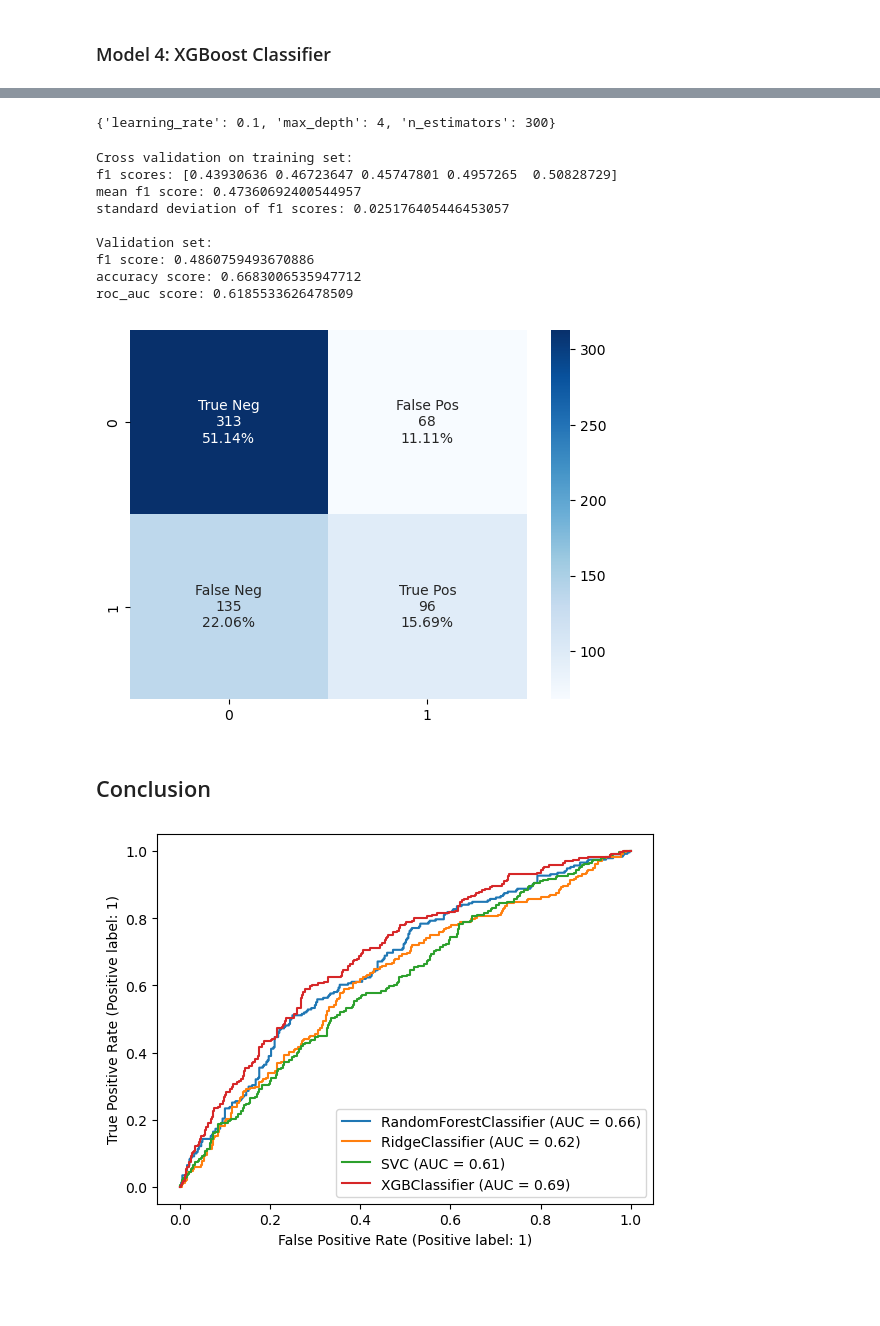
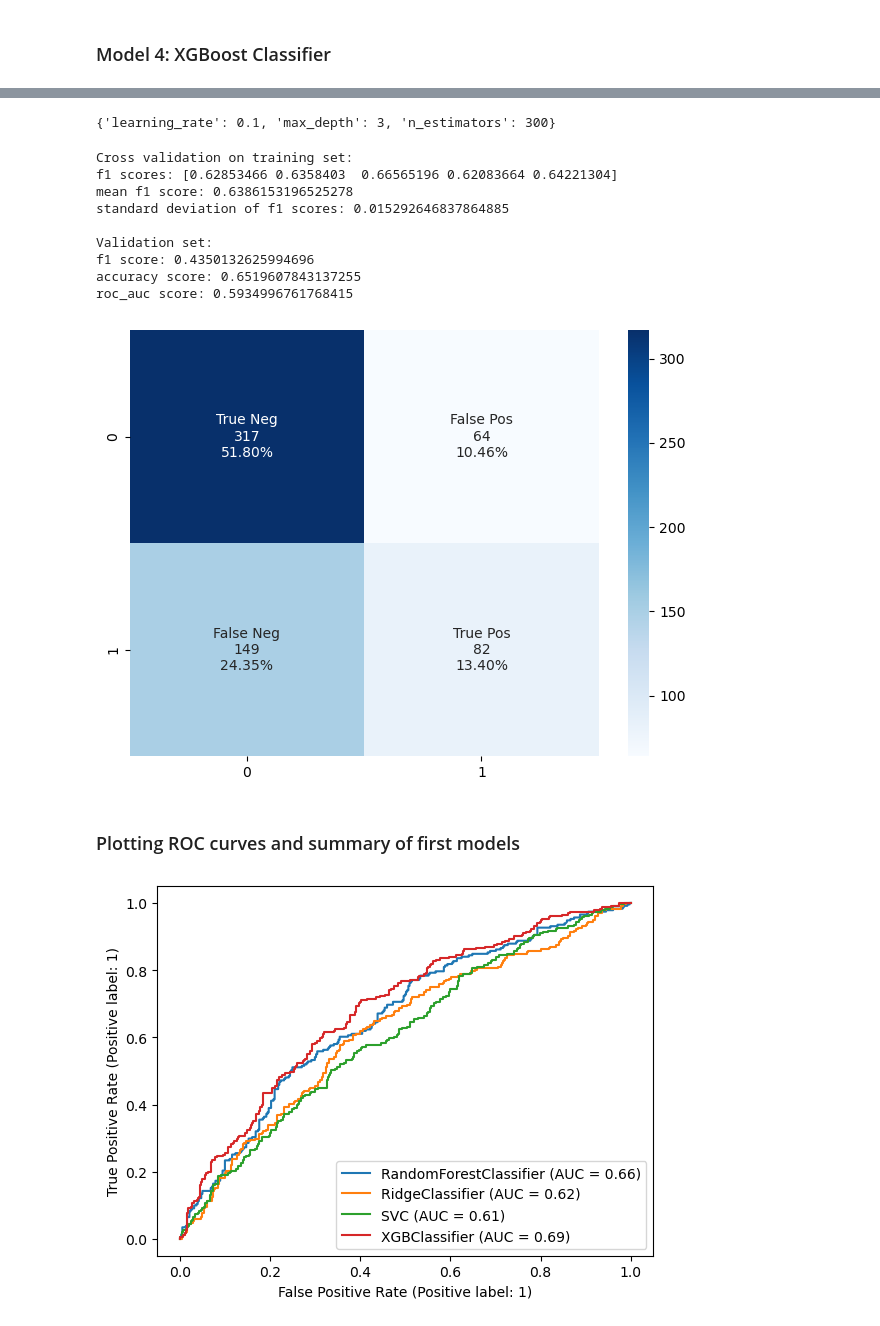
Before and after one commit to seckinadali/Predicting-Bundesliga, a Jupyter notebook: predict.ipynb, the cells around one changed output, grey strips where cells are left out. Cells and saved outputs as stored; diff of their text form; code cells hidden in the pictures; blank space fills up the shorter version.

```diff
--- a/predict.ipynb
+++ b/predict.ipynb
@@ -23,6 +23,6 @@ import matplotlib.pyplot as plt
 import seaborn as sns
 %matplotlib inline
 # %%
-df = pd.read_csv('match_data.csv')
+df = pd.read_csv('match_data.csv', index_col=0)
 df.shape
 # %% [output]
@@ -40,5 +40,3 @@ df.head()
-# %%
-df.drop('Unnamed: 0', axis=1, inplace=True)
 # %%
 # Check if there are any missing matches
 df['round'].value_counts().sort_values()
@@ -249,20 +251,19 @@ We will use f1 score as our main metric.
 # %%
-f1_scorer = make_scorer(f1_score)
+f1_scorer = 'f1_weighted'
 
-def scores(model):
-    f1 = cross_val_score(model, X[predictors], y, cv=tscv, scoring=f1_scorer)
+def scores(model, X=X, y=y, X_val=X_val, y_val=y_val):
+    f1 = cross_val_score(model, X, y, cv=tscv, scoring='f1_weighted')
     print("Cross validation on training set:")
     print(f"f1 scores: {f1}")
     print(f"mean f1 score: {np.mean(f1)}")
     print(f"standard deviation of f1 scores: {np.std(f1)}", end='\n\n')
 
-    model.fit(X[predictors], y)
-    preds = model.predict(X_val[predictors])
+    model.fit(X, y)
+    preds = model.predict(X_val)
 
     print("Validation set:")
     print(f"f1 score: {f1_score(y_val, preds)}")
     print(f"accuracy score: {accuracy_score(y_val, preds)}")
-
     print(f"roc_auc score: {roc_auc_score(y_val, preds)}")
 
     cm = confusion_matrix(y_val, preds)
@@ -272,4 +273,5 @@ def scores(model):
     labels = [f'{v1}\n{v2}\n{v3}' for v1, v2, v3 in zip(names, counts, percentages)]
     labels = np.asarray(labels).reshape(2, 2)
     sns.heatmap(cm, annot=labels, cmap='Blues', fmt='')
+    plt.tight_layout()
     plt.show()
@@ -445,32 +434,32 @@ GridSearchCV(cv=TimeSeriesSplit(gap=0, max_train_size=None, n_splits=5, test_siz
 # %%
 gs.best_params_
 # %% [output]
-{'learning_rate': 0.1, 'max_depth': 4, 'n_estimators': 300}
+{'learning_rate': 0.1, 'max_depth': 3, 'n_estimators': 300}
 # %%
 xgbc = XGBClassifier(**gs.best_params_, random_state=1)
 
 scores(xgbc)
 # %% [output]
 Cross validation on training set:
-f1 scores: [0.43930636 0.46723647 0.45747801 0.4957265  0.50828729]
-mean f1 score: 0.47360692400544957
-standard deviation of f1 scores: 0.025176405446453057
+f1 scores: [0.62853466 0.6358403  0.66565196 0.62083664 0.64221304]
+mean f1 score: 0.6386153196525278
+standard deviation of f1 scores: 0.015292646837864885
 
 Validation set:
-f1 score: 0.4860759493670886
-accuracy score: 0.6683006535947712
-roc_auc score: 0.6185533626478509
+f1 score: 0.4350132625994696
+accuracy score: 0.6519607843137255
+roc_auc score: 0.5934996761768415
-[figure, old version]
+[figure, new version]
-# %% [markdown]
-## Conclusion
+# %% [markdown]
+### Plotting ROC curves and summary of first models
 # %%
-disp = RocCurveDisplay.from_estimator(rf, X_val[predictors], y_val)
-RocCurveDisplay.from_estimator(rc, X_val[predictors], y_val, ax=disp.ax_)
-RocCurveDisplay.from_estimator(svc, X_val[predictors], y_val, ax=disp.ax_)
-RocCurveDisplay.from_estimator(xgbc, X_val[predictors], y_val, ax=disp.ax_)
+disp = RocCurveDisplay.from_estimator(rf, X_val, y_val)
+RocCurveDisplay.from_estimator(rc, X_val, y_val, ax=disp.ax_)
+RocCurveDisplay.from_estimator(svc, X_val, y_val, ax=disp.ax_)
+RocCurveDisplay.from_estimator(xgbc, X_val, y_val, ax=disp.ax_)
 plt.show()
 # %% [output]
-[figure, old version]
+[figure, new version]
 # %% [markdown]
 We can see that xgboost classifier performed the best among the models we have built.
 
```
Also changed, not shown: parts of 59 cells of this notebook, 1 other file.
